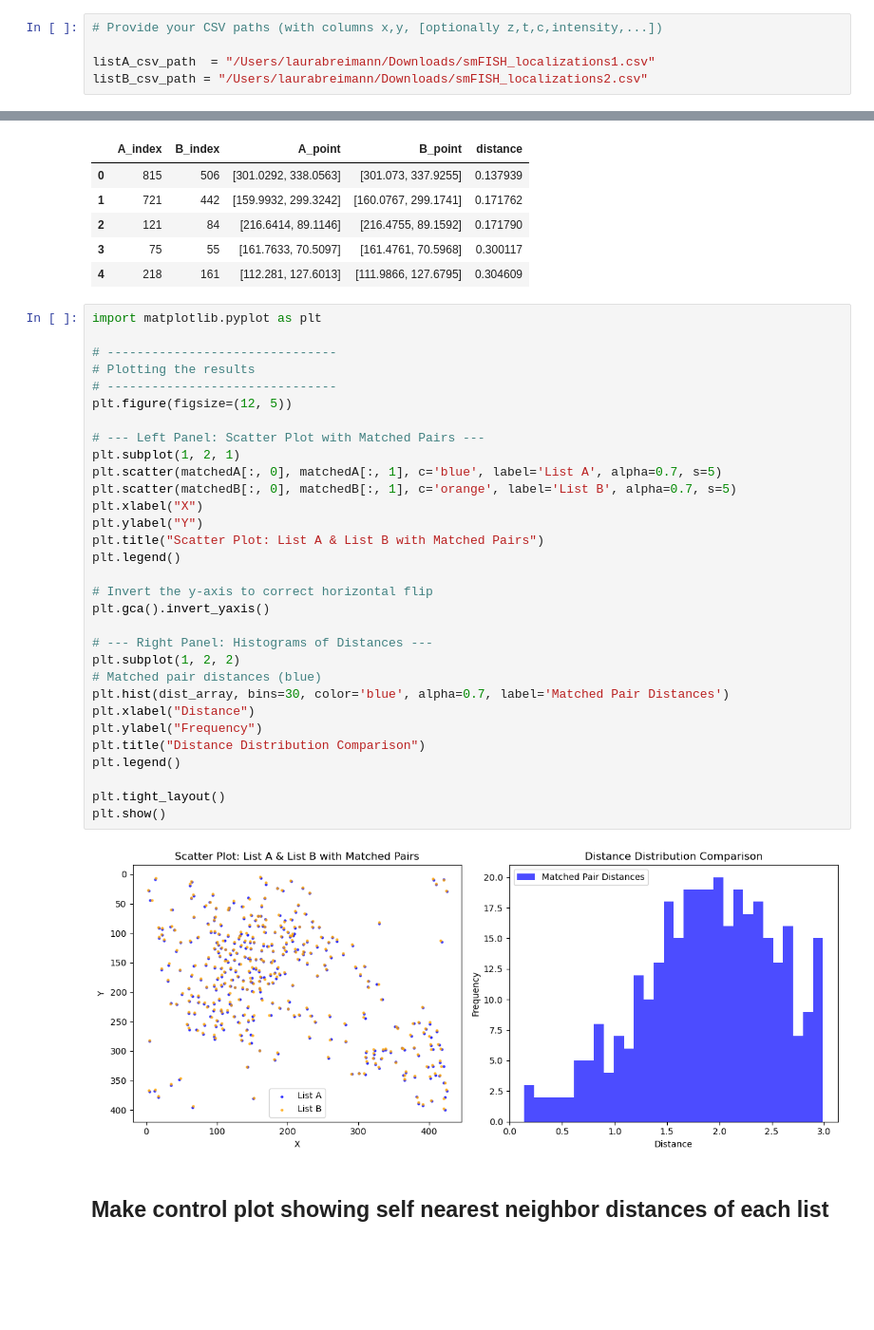
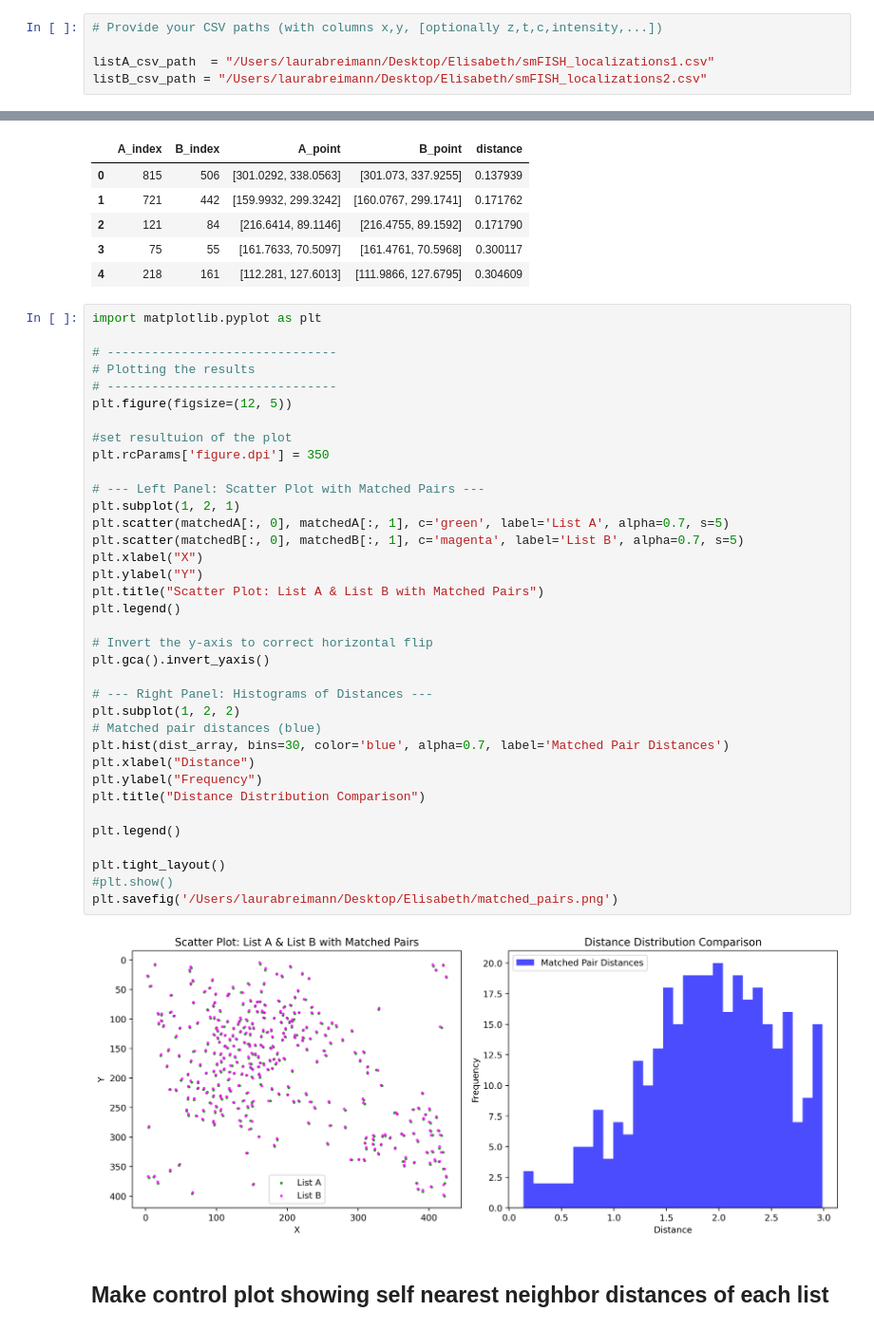
Before and after one commit to LauraBreimann/colocalisation_analysis, a Jupyter notebook: scripts/analyse_two_lists.ipynb, the cells around one changed output, grey strips where cells are left out. Shown at 95% size. Drawn from its saved outputs; the diff is of its cells as text; blank space fills up the shorter version.

```diff
--- a/scripts/analyse_two_lists.ipynb
+++ b/scripts/analyse_two_lists.ipynb
@@ -135,8 +135,8 @@ def find_match_indices(listA, listB, matchedA, matchedB):
 # %%
 # Provide your CSV paths (with columns x,y, [optionally z,t,c,intensity,...])
 
-listA_csv_path  = "/Users/laurabreimann/Downloads/smFISH_localizations1.csv"
-listB_csv_path = "/Users/laurabreimann/Downloads/smFISH_localizations2.csv"
+listA_csv_path  = "/Users/laurabreimann/Desktop/Elisabeth/smFISH_localizations1.csv"
+listB_csv_path = "/Users/laurabreimann/Desktop/Elisabeth/smFISH_localizations2.csv"
 # %%
 dfA = pd.read_csv(listA_csv_path)
 dfB = pd.read_csv(listB_csv_path)
@@ -200,36 +200,41 @@ Matched indices from List A: [815 721 121  75 218 446 549 118 150 707  62 402 13
 # %%
 import matplotlib.pyplot as plt
 
 # -------------------------------
 # Plotting the results
 # -------------------------------
 plt.figure(figsize=(12, 5))
 
+#set resultuion of the plot
+plt.rcParams['figure.dpi'] = 350
+
 # --- Left Panel: Scatter Plot with Matched Pairs ---
 plt.subplot(1, 2, 1)
-plt.scatter(matchedA[:, 0], matchedA[:, 1], c='blue', label='List A', alpha=0.7, s=5)
-plt.scatter(matchedB[:, 0], matchedB[:, 1], c='orange', label='List B', alpha=0.7, s=5)
+plt.scatter(matchedA[:, 0], matchedA[:, 1], c='green', label='List A', alpha=0.7, s=5)
+plt.scatter(matchedB[:, 0], matchedB[:, 1], c='magenta', label='List B', alpha=0.7, s=5)
 plt.xlabel("X")
 plt.ylabel("Y")
 plt.title("Scatter Plot: List A & List B with Matched Pairs")
 plt.legend()
 
 # Invert the y-axis to correct horizontal flip
 plt.gca().invert_yaxis()
 
 # --- Right Panel: Histograms of Distances ---
 plt.subplot(1, 2, 2)
 # Matched pair distances (blue)
 plt.hist(dist_array, bins=30, color='blue', alpha=0.7, label='Matched Pair Distances')
 plt.xlabel("Distance")
 plt.ylabel("Frequency")
 plt.title("Distance Distribution Comparison")
+
 plt.legend()
 
 plt.tight_layout()
-plt.show()
+#plt.show()
+plt.savefig('/Users/laurabreimann/Desktop/Elisabeth/matched_pairs.png')
 # %% [output]
-[figure, old version]
+[figure, new version]
 # %% [markdown]
 ## Make control plot showing self nearest neighbor distances of each list
 # %%
```
Also changed, not shown: parts of 2 cells of this notebook.
